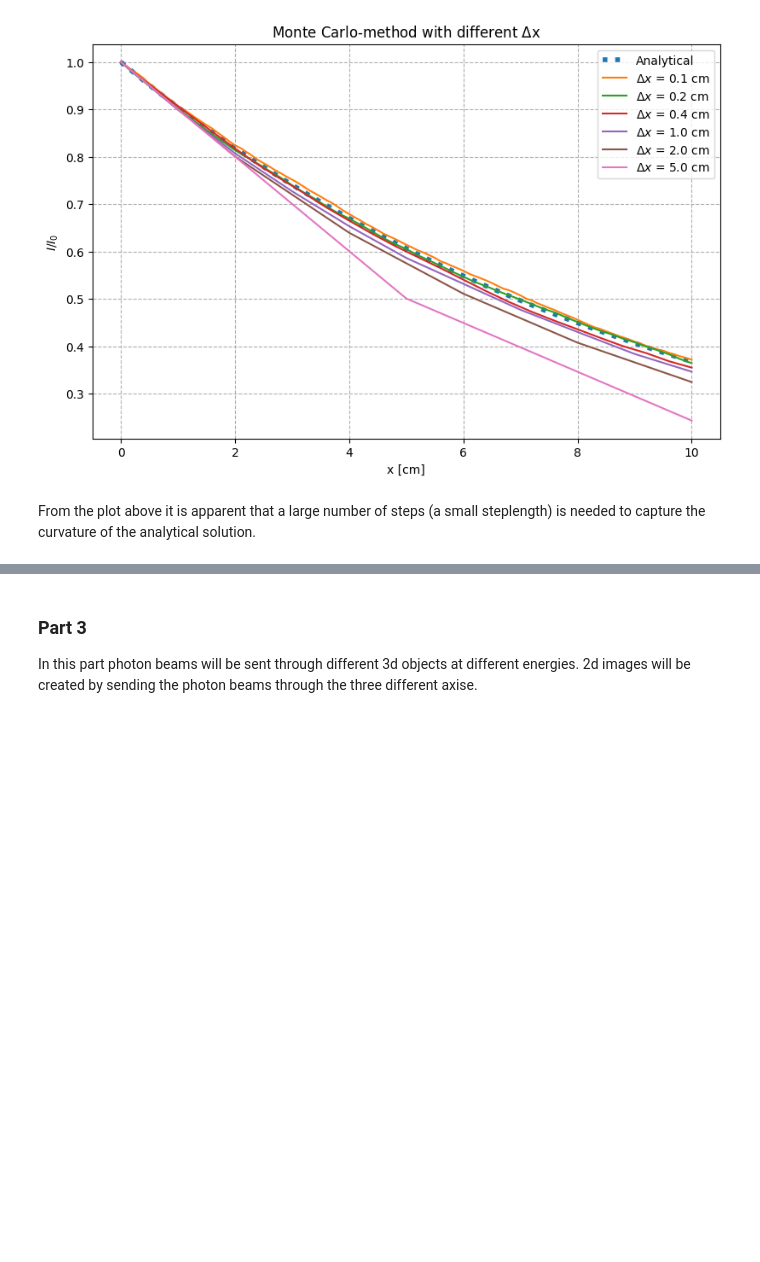
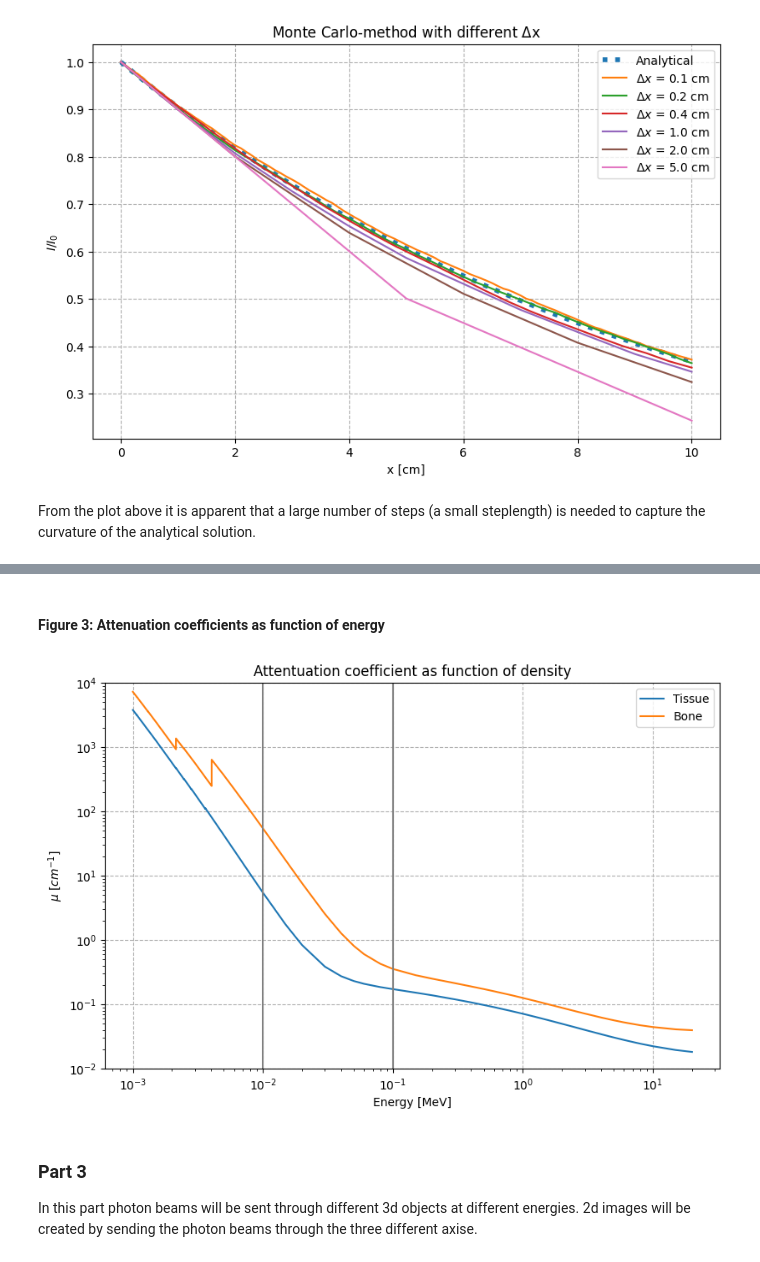
Before and after one commit to TorjeiHelset/Software-and-Computing-for-Applied-Physics, a Jupyter notebook: x-ray-simulation.ipynb, the cells around one changed output, grey strips where cells are left out. Cells and saved outputs as stored; diff of their text form; code cells hidden in the pictures; blank space fills up the shorter version.

Commit message:
Added plot showing the attenuation coefficients at different energies

```diff
--- a/x-ray-simulation.ipynb
+++ b/x-ray-simulation.ipynb
@@ -239,3 +224,31 @@ In this part two different photon beams will be simulated. One will go through o
+# %%
+# Constants for part 2
+tissue_dens = 1.02 #g/cm^3
+bone_dens = 1.92 #g/cm^3
+n_steps_2 = 1000
+width_2 = 3 #cm
+n_photons_2 = 100000
+
+# reading in the datafiles for attenuation coefficients
+energy_tissue, my_tissue = np.loadtxt("data/tissue.txt", delimiter=',', unpack=True)
+energy_bone, my_bone = np.loadtxt("data/bone.txt", delimiter=',', unpack=True)
+
+# Multiplying with density to get correct attenuation coefficient
+my_tissue *= tissue_dens
+my_bone *= bone_dens
+# %% [markdown]
+#### Figure 3: Attenuation coefficients as function of energy
+# %%
+fig5 = plt.figure()
+energy_lower, energy_higher = 1e-2, 1e-1
+plt.loglog(energy_tissue, my_tissue, label = "Tissue")
+plt.loglog(energy_bone, my_bone, label = "Bone")
+plt.title("Attentuation coefficient as function of density")
+plt.xlabel("Energy [MeV]"); plt.ylabel("$\mu$ $[cm^{-1}]$"); plt.legend(); plt.ylim(1e-2, 1e4)
+plt.vlines(energy_lower, 0, 1e4, color = "grey"); plt.vlines(energy_higher, 0, 1e4, color = "grey")
+plt.show()
+# %% [output]
+[figure, added]
 # %% [markdown]
 ### Part 3
 In this part photon beams will be sent through different 3d objects at different energies. 2d images will be created by sending the photon beams through the three different axise.
```
Also changed, not shown: parts of 3 cells of this notebook.
